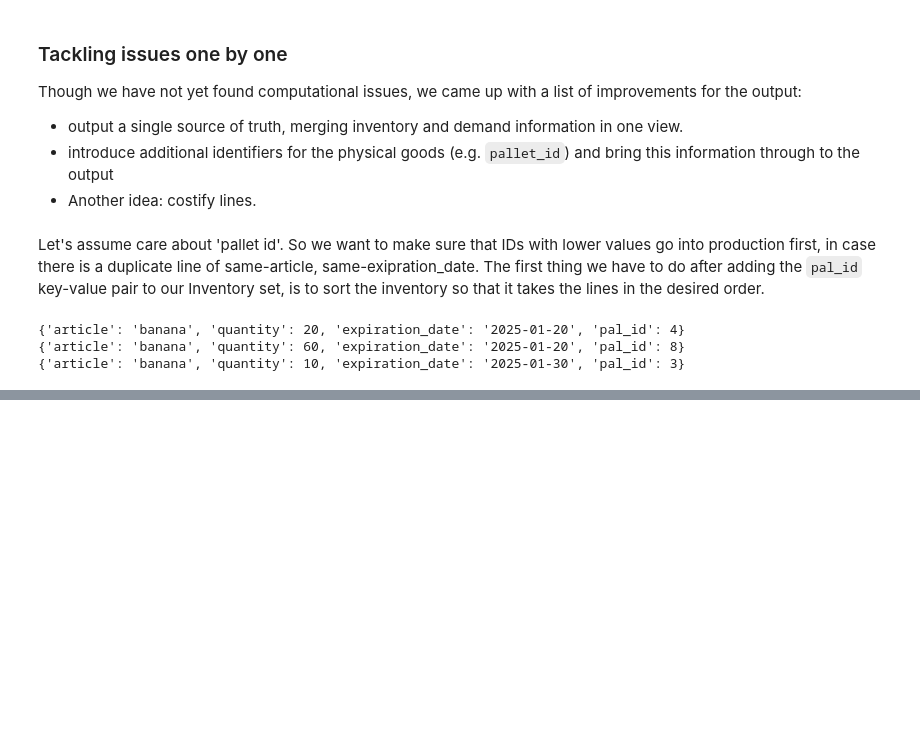
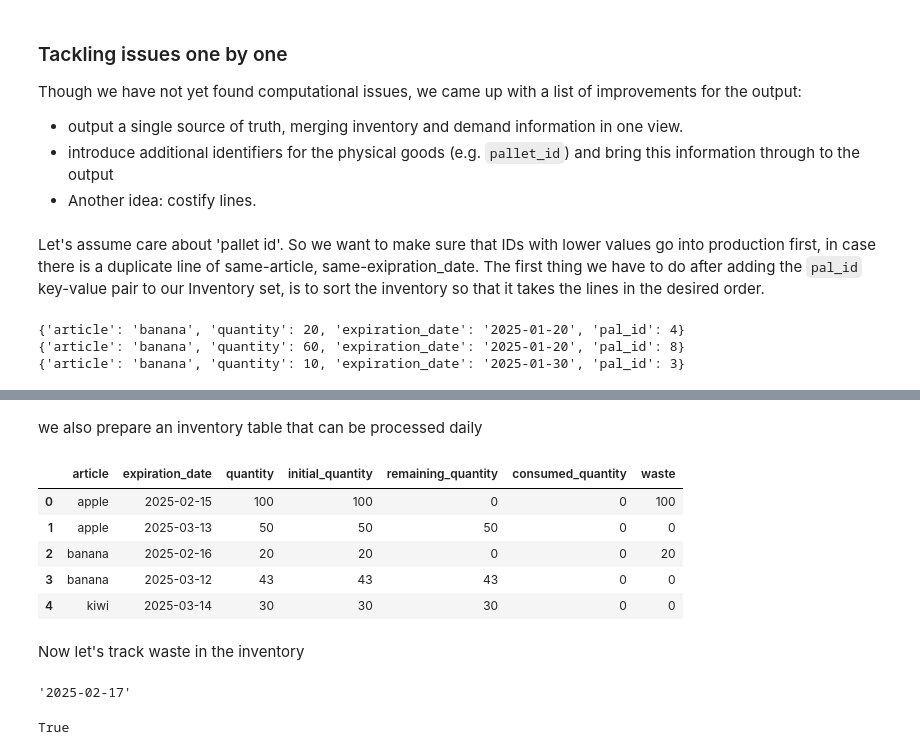
Before and after one commit to werderame/Moon, a Jupyter notebook: FEFO_Mastery/fefo_building_steps.ipynb, the cells around one changed output, grey strips where cells are left out. Drawn from its saved outputs; the diff is of its cells as text; code cells hidden in the pictures; blank space fills up the shorter version.

Commit message:
added a daily demand process and drafted a daily inventory process

```diff
--- a/FEFO_Mastery/fefo_building_steps.ipynb
+++ b/FEFO_Mastery/fefo_building_steps.ipynb
@@ -522,0 +687,53 @@ for i in calc_inv_date:
+# %% [markdown]
+we also prepare an inventory table that can be processed daily
+# %%
+inventory = [
+    {"article": "apple", "quantity": 100, "expiration_date": "2025-02-15"},
+    {"article": "apple", "quantity": 50, "expiration_date": "2025-03-13"},
+    {"article": "kiwi", "quantity": 30, "expiration_date": "2025-03-14"},
+    {"article": "banana", "quantity": 40, "expiration_date": "2025-03-12"},
+    {"article": "banana", "quantity": 3, "expiration_date": "2025-03-12"},
+    {"article": "banana", "quantity": 20, "expiration_date": "2025-02-16"}
+]
+
+# aggregate dduplicate demand lines
+inventory_df = pd.DataFrame(inventory)
+inventory_df = inventory_df.groupby(['article', 'expiration_date'])['quantity'].agg('sum').reset_index()
+
+# Add tracking columns
+inventory_df["initial_quantity"] = inventory_df["quantity"]
+inventory_df["remaining_quantity"] = inventory_df["quantity"]
+inventory_df["consumed_quantity"] = 0
+inventory_df["waste"] = 0  # Track waste
+
+# sort the demand by date
+inventory_df = inventory_df.sort_values(by=['article', 'expiration_date'])
+
+from datetime import datetime
+# determine today's date to handle waste
+today = datetime.today().strftime('%Y-%m-%d')
+
+# Move inventory to waste from remaining-quantity if the date is past
+for index, row in inventory_df.iterrows():
+    if row['expiration_date'] <= today:
+        inventory_df.loc[index, 'waste'] = row['quantity']
+        inventory_df.loc[index, 'remaining_quantity'] = 0
+inventory_df
+# %% [output]
+|  | article | expiration_date | quantity | initial_quantity | remaining_quantity | consumed_quantity | waste |
+| 0 | apple | 2025-02-15 | 100 | 100 | 0 | 0 | 100 |
+| 1 | apple | 2025-03-13 | 50 | 50 | 50 | 0 | 0 |
+| 2 | banana | 2025-02-16 | 20 | 20 | 0 | 0 | 20 |
+| 3 | banana | 2025-03-12 | 43 | 43 | 43 | 0 | 0 |
+| 4 | kiwi | 2025-03-14 | 30 | 30 | 30 | 0 | 0 |
+# %% [markdown]
+Now let's track waste in the inventory
+# %%
+
+today
+# %% [output]
+'2025-02-17'
+# %%
+inventory_df['expiration_date'].iloc[0] < today
+# %% [output]
+True
```
Also changed, not shown: parts of 7 cells of this notebook, 1 other file.
